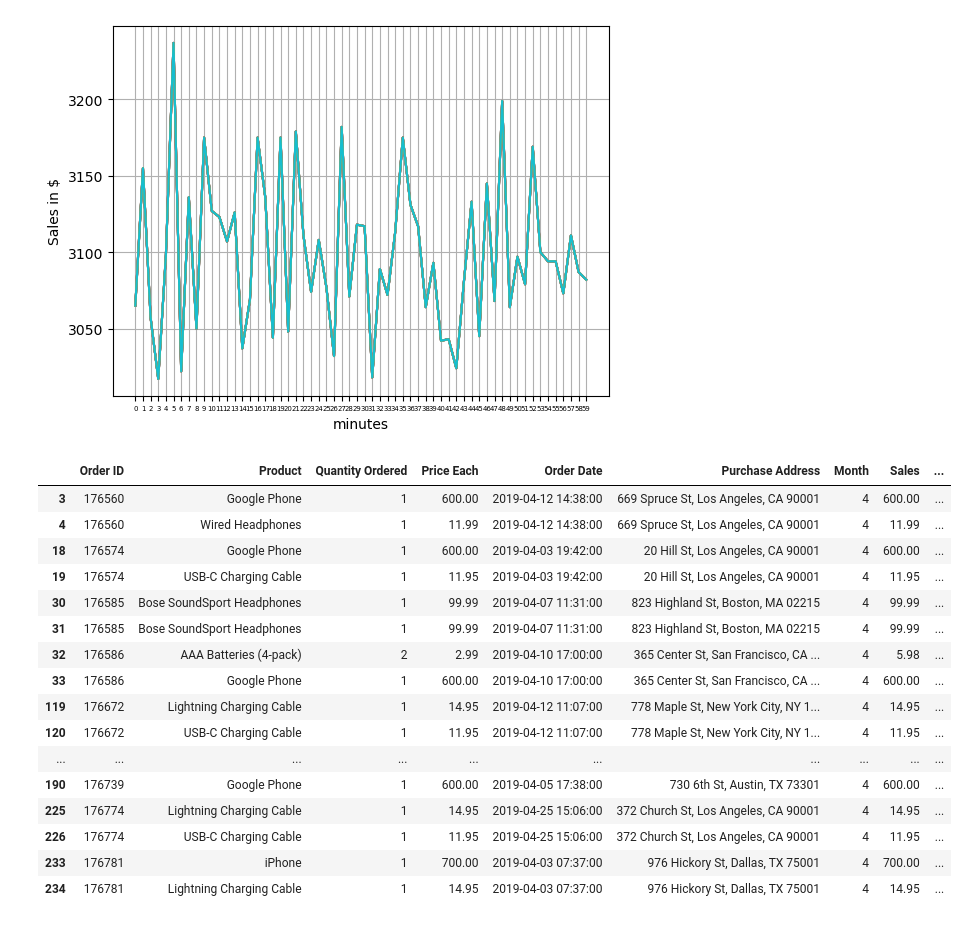
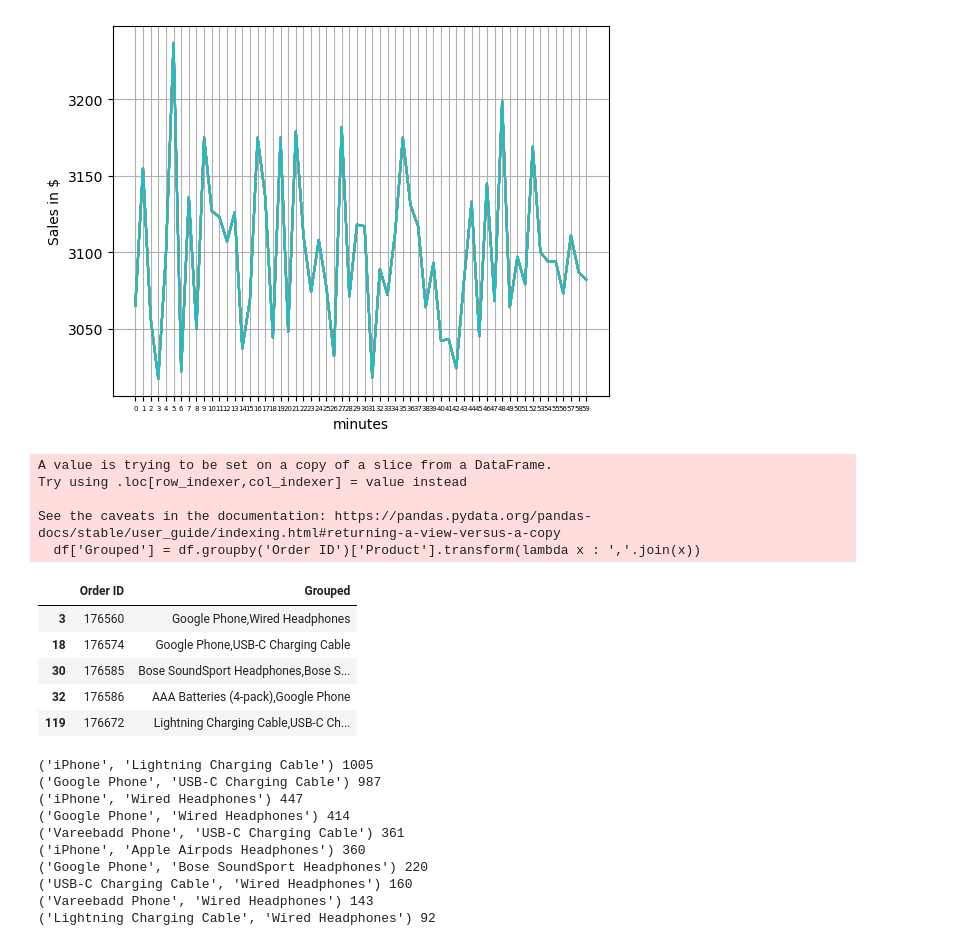
Before and after one commit to hamzaelalamy/Sales-Analysis, a Jupyter notebook: Sales Analysis.ipynb, the cells around one changed output. Saved outputs shown, nothing was run; the diff lists cells and outputs as text; code cells hidden in the pictures.

```diff
--- a/Sales Analysis.ipynb
+++ b/Sales Analysis.ipynb
@@ -292,21 +292,40 @@ plt.show()
 [figure]
 # %%
 df = all_data[all_data['Order ID'].duplicated(keep=False)]
+df['Grouped'] = df.groupby('Order ID')['Product'].transform(lambda x : ','.join(x))
+df = df[['Order ID', 'Grouped']].drop_duplicates()
+df.head()
 # %% [output]
+A value is trying to be set on a copy of a slice from a DataFrame.
+Try using .loc[row_indexer,col_indexer] = value instead
+
+See the caveats in the documentation: https://pandas.pydata.org/pandas-docs/stable/user_guide/indexing.html#returning-a-view-versus-a-copy
+  df['Grouped'] = df.groupby('Order ID')['Product'].transform(lambda x : ','.join(x))
-|  | Order ID | Product | Quantity Ordered | Price Each | Order Date | Purchase Address | Month | Sales | ... |
-| 3 | 176560 | Google Phone | 1 | 600.00 | 2019-04-12 14:38:00 | 669 Spruce St, Los Angeles, CA 90001 | 4 | 600.00 | ... |
-| 4 | 176560 | Wired Headphones | 1 | 11.99 | 2019-04-12 14:38:00 | 669 Spruce St, Los Angeles, CA 90001 | 4 | 11.99 | ... |
-| 18 | 176574 | Google Phone | 1 | 600.00 | 2019-04-03 19:42:00 | 20 Hill St, Los Angeles, CA 90001 | 4 | 600.00 | ... |
-| 19 | 176574 | USB-C Charging Cable | 1 | 11.95 | 2019-04-03 19:42:00 | 20 Hill St, Los Angeles, CA 90001 | 4 | 11.95 | ... |
-| 30 | 176585 | Bose SoundSport Headphones | 1 | 99.99 | 2019-04-07 11:31:00 | 823 Highland St, Boston, MA 02215 | 4 | 99.99 | ... |
-| 31 | 176585 | Bose SoundSport Headphones | 1 | 99.99 | 2019-04-07 11:31:00 | 823 Highland St, Boston, MA 02215 | 4 | 99.99 | ... |
-| 32 | 176586 | AAA Batteries (4-pack) | 2 | 2.99 | 2019-04-10 17:00:00 | 365 Center St, San Francisco, CA ... | 4 | 5.98 | ... |
-| 33 | 176586 | Google Phone | 1 | 600.00 | 2019-04-10 17:00:00 | 365 Center St, San Francisco, CA ... | 4 | 600.00 | ... |
-| 119 | 176672 | Lightning Charging Cable | 1 | 14.95 | 2019-04-12 11:07:00 | 778 Maple St, New York City, NY 1... | 4 | 14.95 | ... |
-| 120 | 176672 | USB-C Charging Cable | 1 | 11.95 | 2019-04-12 11:07:00 | 778 Maple St, New York City, NY 1... | 4 | 11.95 | ... |
-| ... | ... | ... | ... | ... | ... | ... | ... | ... | ... |
-| 190 | 176739 | Google Phone | 1 | 600.00 | 2019-04-05 17:38:00 | 730 6th St, Austin, TX 73301 | 4 | 600.00 | ... |
-| 225 | 176774 | Lightning Charging Cable | 1 | 14.95 | 2019-04-25 15:06:00 | 372 Church St, Los Angeles, CA 90001 | 4 | 14.95 | ... |
-| 226 | 176774 | USB-C Charging Cable | 1 | 11.95 | 2019-04-25 15:06:00 | 372 Church St, Los Angeles, CA 90001 | 4 | 11.95 | ... |
-| 233 | 176781 | iPhone | 1 | 700.00 | 2019-04-03 07:37:00 | 976 Hickory St, Dallas, TX 75001 | 4 | 700.00 | ... |
-| 234 | 176781 | Lightning Charging Cable | 1 | 14.95 | 2019-04-03 07:37:00 | 976 Hickory St, Dallas, TX 75001 | 4 | 14.95 | ... |
+|  | Order ID | Grouped |
+| 3 | 176560 | Google Phone,Wired Headphones |
+| 18 | 176574 | Google Phone,USB-C Charging Cable |
+| 30 | 176585 | Bose SoundSport Headphones,Bose S... |
+| 32 | 176586 | AAA Batteries (4-pack),Google Phone |
+| 119 | 176672 | Lightning Charging Cable,USB-C Ch... |
+# %%
+from itertools import combinations
+from collections import Counter
+
+count = Counter()
+for row in df['Grouped']:
+    row_list = row.split(",")
+    count.update(Counter(combinations(row_list,2)))
+
+for key, value in count.most_common(10):
+    print(key,value)
+# %% [output]
+('iPhone', 'Lightning Charging Cable') 1005
+('Google Phone', 'USB-C Charging Cable') 987
+('iPhone', 'Wired Headphones') 447
+('Google Phone', 'Wired Headphones') 414
+('Vareebadd Phone', 'USB-C Charging Cable') 361
+('iPhone', 'Apple Airpods Headphones') 360
+('Google Phone', 'Bose SoundSport Headphones') 220
+('USB-C Charging Cable', 'Wired Headphones') 160
+('Vareebadd Phone', 'Wired Headphones') 143
+('Lightning Charging Cable', 'Wired Headphones') 92
```
Also changed, not shown: parts of 2 cells of this notebook.
